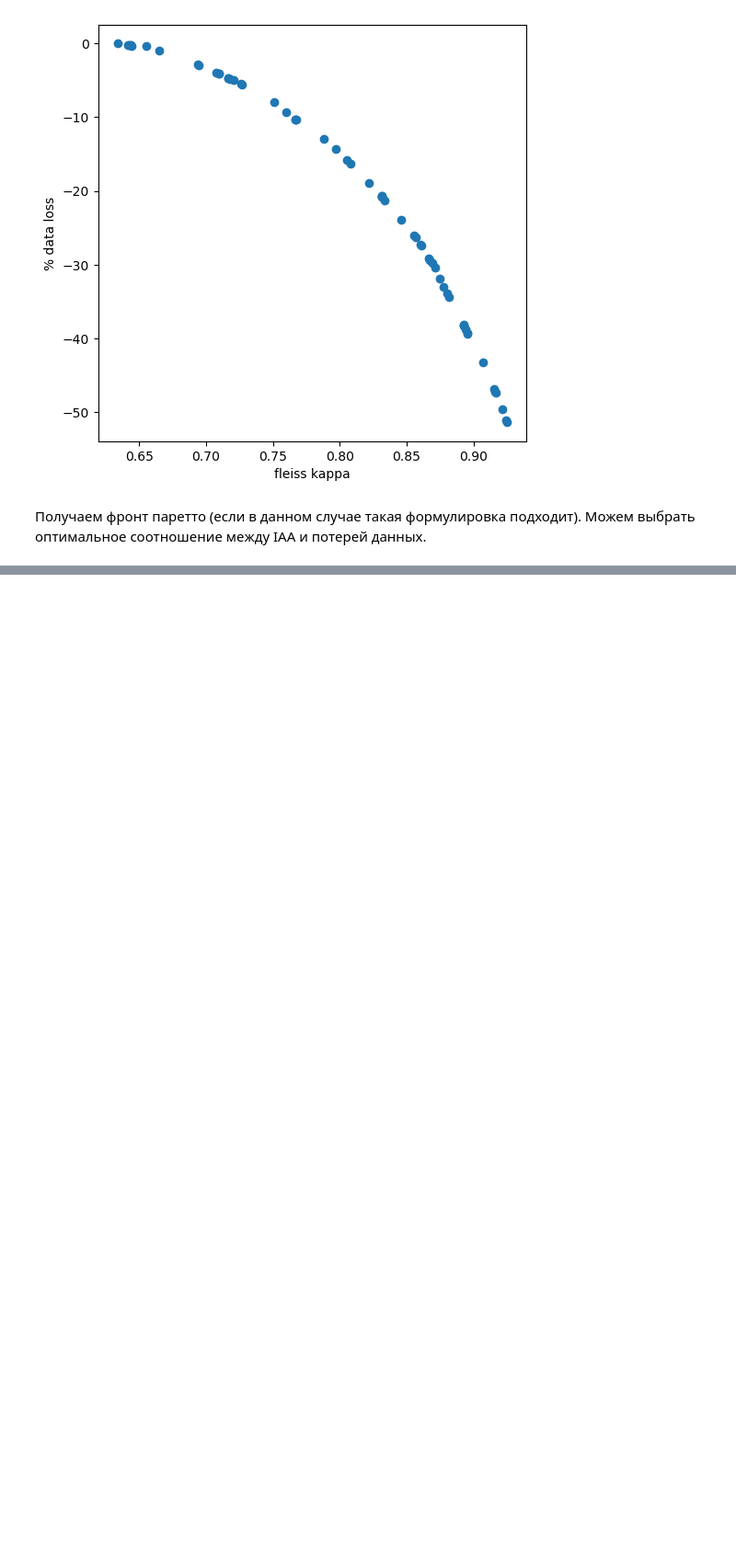
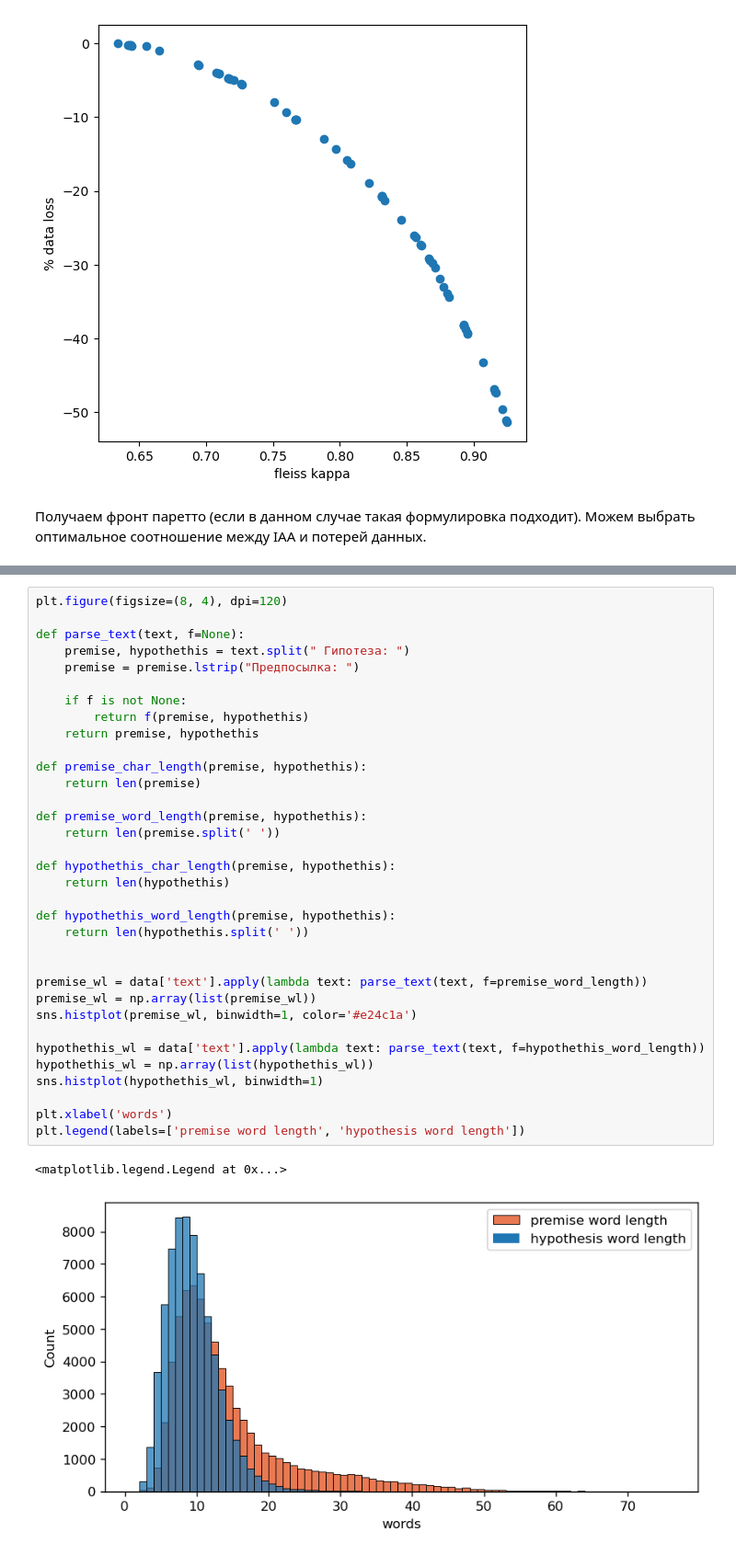
Before and after one commit to BlessedTatonka/semantic_embedder, a Jupyter notebook: simple_eda.ipynb, the cells around one changed output, grey strips where cells are left out. Shown: that part at 92% size. Saved outputs shown, nothing was run; the diff lists cells and outputs as text; blank space fills up the shorter version.

```diff
--- a/simple_eda.ipynb
+++ b/simple_eda.ipynb
@@ -222,0 +289,37 @@ Text(0, 0.5, '% data loss')
+# %%
+plt.figure(figsize=(8, 4), dpi=120)
+
+def parse_text(text, f=None):
+    premise, hypothethis = text.split(" Гипотеза: ")
+    premise = premise.lstrip("Предпосылка: ")
+
+    if f is not None:
+        return f(premise, hypothethis)
+    return premise, hypothethis
+
+def premise_char_length(premise, hypothethis):
+    return len(premise)
+
+def premise_word_length(premise, hypothethis):
+    return len(premise.split(' '))
+
+def hypothethis_char_length(premise, hypothethis):
+    return len(hypothethis)
+
+def hypothethis_word_length(premise, hypothethis):
+    return len(hypothethis.split(' '))
+
+
+premise_wl = data['text'].apply(lambda text: parse_text(text, f=premise_word_length))
+premise_wl = np.array(list(premise_wl))
+sns.histplot(premise_wl, binwidth=1, color='#e24c1a')
+
+hypothethis_wl = data['text'].apply(lambda text: parse_text(text, f=hypothethis_word_length))
+hypothethis_wl = np.array(list(hypothethis_wl))
+sns.histplot(hypothethis_wl, binwidth=1)
+
+plt.xlabel('words')
+plt.legend(labels=['premise word length', 'hypothesis word length'])
+# %% [output]
+<matplotlib.legend.Legend at 0x...>
+[figure, added]
```
Also changed, not shown: parts of 15 cells of this notebook.
